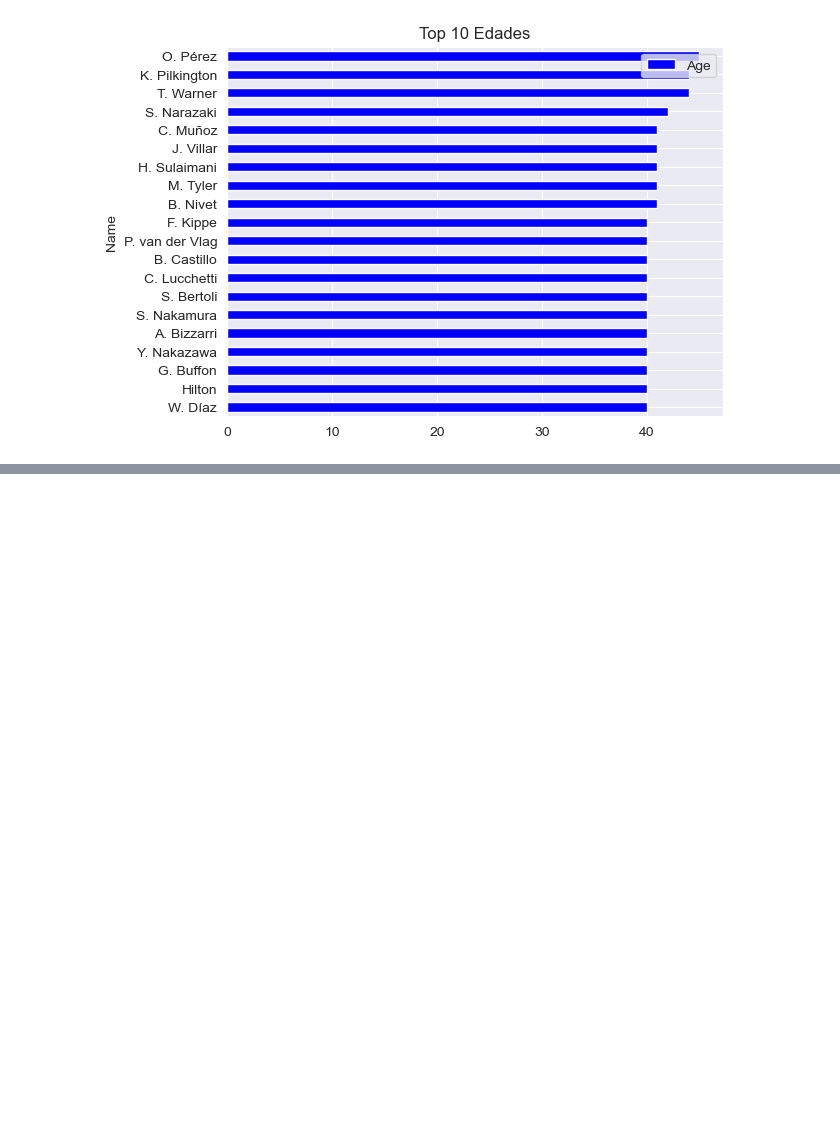
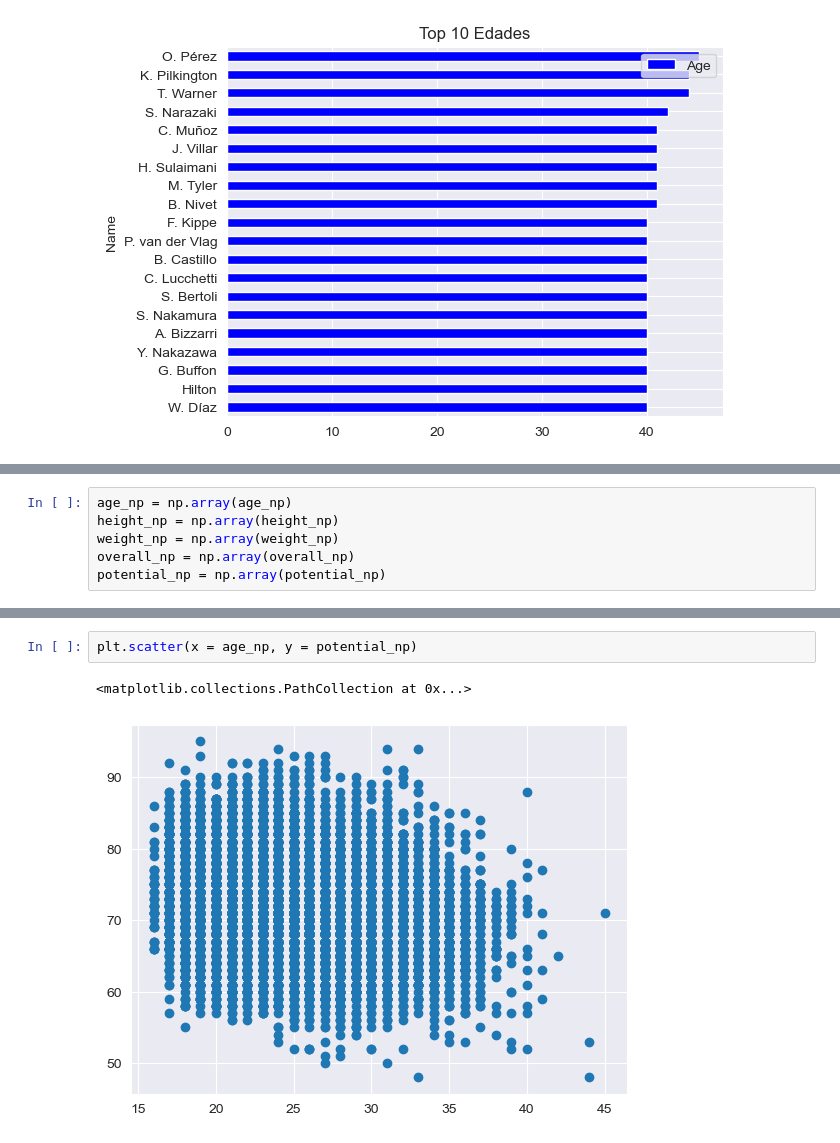
Before and after one commit to AI-YAZMIN-VILLEGAS/EBAC, a Jupyter notebook: Clases/Paquete Numpy y Problemas Estadísticos/numpy.ipynb, the cells around one changed output, grey strips where cells are left out. Saved outputs shown, nothing was run; the diff lists cells and outputs as text; blank space fills up the shorter version.

```diff
--- a/Clases/Paquete Numpy y Problemas Estadísticos/numpy.ipynb
+++ b/Clases/Paquete Numpy y Problemas Estadísticos/numpy.ipynb
@@ -270,0 +331,6 @@ ax = x[::-1].plot.barh(y='Age',x='Name',color='b',title='Top 10 Edades')
+# %%
+age_np = np.array(age_np)
+height_np = np.array(height_np)
+weight_np = np.array(weight_np)
+overall_np = np.array(overall_np)
+potential_np = np.array(potential_np)
@@ -270,0 +360,5 @@ ax = x[::-1].plot.barh(y='Age',x='Name',color='b',title='Top 10 Edades')
+# %%
+plt.scatter(x = age_np, y = potential_np)
+# %% [output]
+<matplotlib.collections.PathCollection at 0x...>
+[figure, added]
```
Also changed, not shown: parts of 16 cells of this notebook.
